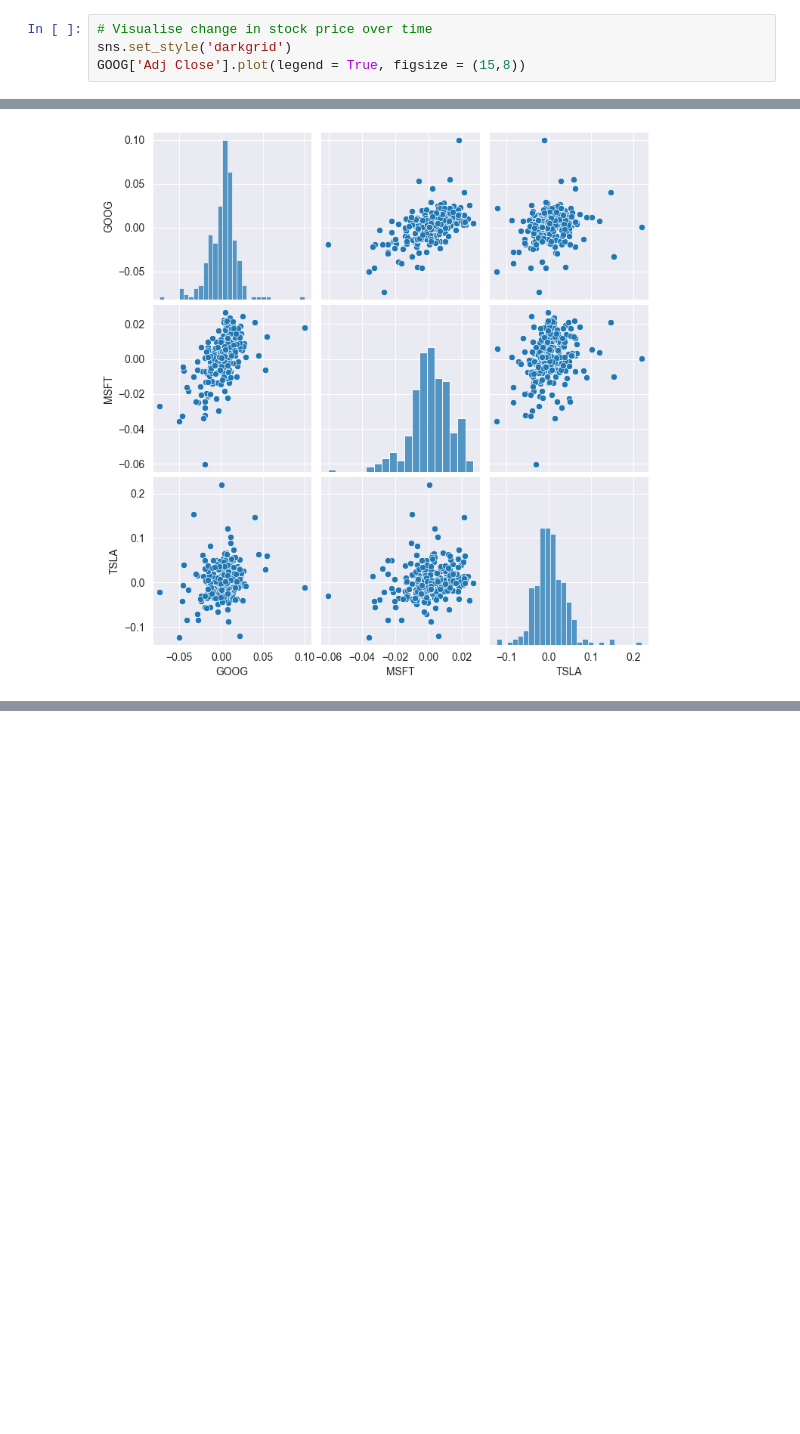
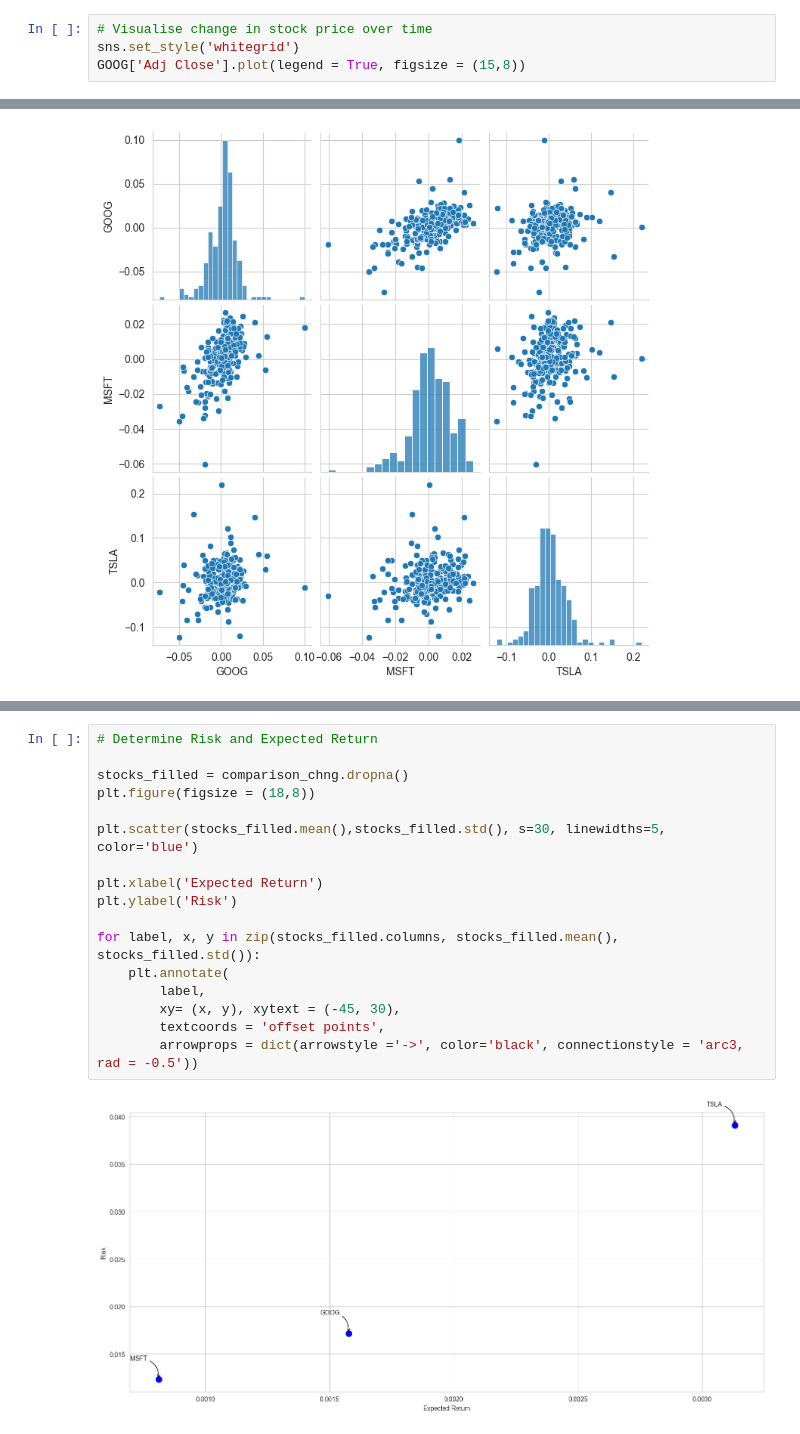
Before and after one commit to R-Cross/FinancialAnalysis, a Jupyter notebook: FinancialAnalysis.ipynb, the cells around one changed output, grey strips where cells are left out. Drawn from its saved outputs; the diff is of its cells as text; blank space fills up the shorter version.

```diff
--- a/FinancialAnalysis.ipynb
+++ b/FinancialAnalysis.ipynb
@@ -41,7 +41,7 @@ GOOG.describe()
 | max | 196.710007 | 196.710007 | 196.889999 | 193.279999 | 196.300003 | 5.972800e+07 |
 # %%
 # Visualise change in stock price over time
-sns.set_style('darkgrid')
+sns.set_style('whitegrid')
 GOOG['Adj Close'].plot(legend = True, figsize = (15,8))
 # %% [output]
 <Axes: xlabel='Date'>
@@ -164 +164,20 @@ TSLA    0.223591  0.256384  1.000000
 [figure]
+# %%
+# Determine Risk and Expected Return
+
+stocks_filled = comparison_chng.dropna()
+plt.figure(figsize = (18,8))
+
+plt.scatter(stocks_filled.mean(),stocks_filled.std(), s=30, linewidths=5, color='blue')
+
+plt.xlabel('Expected Return')
+plt.ylabel('Risk')
+
+for label, x, y in zip(stocks_filled.columns, stocks_filled.mean(), stocks_filled.std()):
+    plt.annotate(
+        label,
+        xy= (x, y), xytext = (-45, 30),
+        textcoords = 'offset points',
+        arrowprops = dict(arrowstyle ='->', color='black', connectionstyle = 'arc3, rad = -0.5'))
+# %% [output]
+[figure, added]
```
Also changed, not shown: parts of 13 cells of this notebook.
